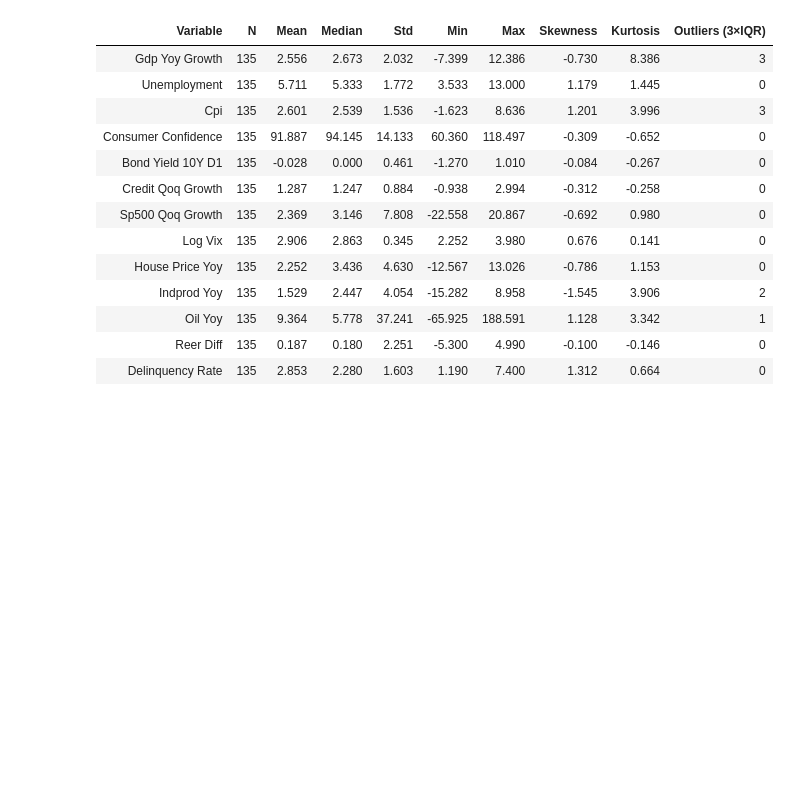
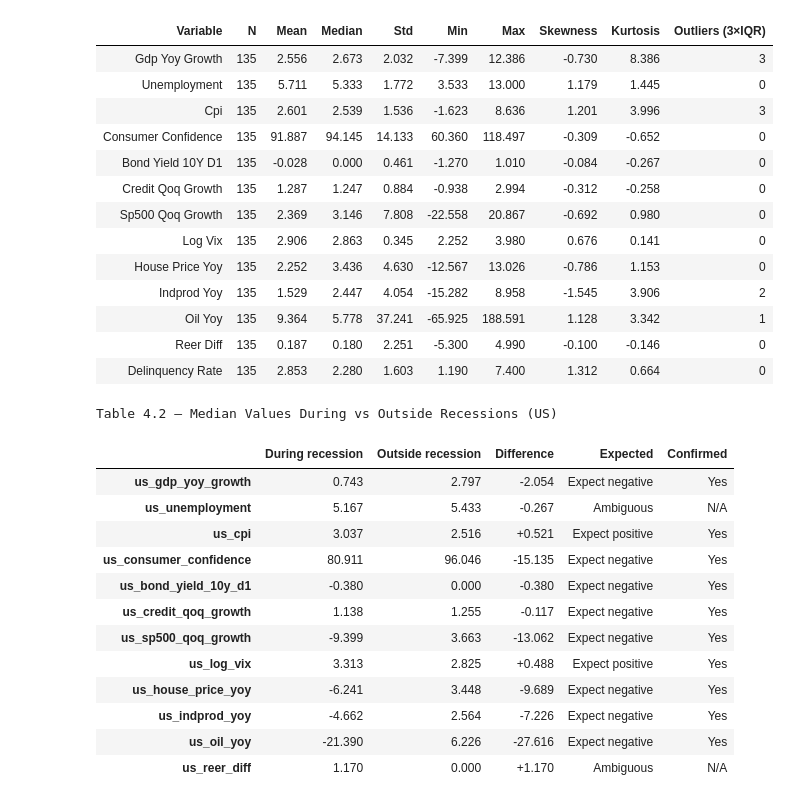
Before and after one commit to hogandan85/ST-498, a Jupyter notebook: Code/EDA_abm.ipynb, the cells around one changed output. Cells and saved outputs as stored; diff of their text form; code cells hidden in the pictures; blank space fills up the shorter version.

```diff
--- a/Code/EDA_abm.ipynb
+++ b/Code/EDA_abm.ipynb
@@ -1489,3 +1525,82 @@ fig.update_layout(
     margin=dict(t=80, b=40, l=50, r=40),
 )
 fig.show()
+# %%
+# ── 4.3  Recession stress behaviour table ─────────────────────────────────────
+in_recession = pd.Series(False, index=df_model.index)
+for start, end, label in RECESSIONS:
+    in_recession |= ((df_model.index >= start) &
+                     (df_model.index <= end))
+
+stress = pd.DataFrame({
+    'During recession':  df_model[FEATURES_STAT].loc[in_recession].median(),
+    'Outside recession': df_model[FEATURES_STAT].loc[~in_recession].median(),
+})
+stress['Difference'] = (stress['During recession']
+                        - stress['Outside recession'])
+
+def expected_sign(varname):
+    pos_kws = ['vix', 'cpi']
+    neg_kws = ['gdp', 'sp500', 'ftse', 'indprod',
+               'house_price', 'credit_qoq', 'oil',
+               'consumer_confidence', 'bond_yield']
+    amb_kws = ['unemployment', 'reer']
+    vl = varname.lower()
+    for kw in pos_kws:
+        if kw in vl: return 'Expect positive'
+    for kw in neg_kws:
+        if kw in vl: return 'Expect negative'
+    for kw in amb_kws:
+        if kw in vl: return 'Ambiguous'
+    return 'Ambiguous'
+
+stress['Expected'] = [expected_sign(v) for v in stress.index]
+stress['Confirmed'] = [
+    'Yes' if (
+        (stress.loc[v, 'Difference'] > 0
+         and 'positive' in stress.loc[v, 'Expected'])
+        or
+        (stress.loc[v, 'Difference'] < 0
+         and 'negative' in stress.loc[v, 'Expected'])
+    )
+    else ('N/A' if 'Ambiguous' in stress.loc[v, 'Expected']
+          else 'Check')
+    for v in stress.index
+]
+
+def colour_confirmed(val):
+    if val == 'Yes':   return 'background-color: #D5F5E3'
+    if val == 'Check': return 'background-color: #FADBD8'
+    return ''
+
+def colour_diff(val):
+    if val < -0.5: return 'background-color: #EBF5FB'
+    if val >  0.5: return 'background-color: #FDEBD0'
+    return ''
+
+display(stress.style
+        .map(colour_confirmed, subset=['Confirmed'])
+        .map(colour_diff,      subset=['Difference'])
+        .format({
+            'During recession':  '{:.3f}',
+            'Outside recession': '{:.3f}',
+            'Difference':        '{:+.3f}',
+        })
+        .set_caption(
+            f'Table 4.2 — Median Values During vs Outside Recessions '
+            f'({COUNTRY})'))
+# %% [output]
+Table 4.2 — Median Values During vs Outside Recessions (US)
+|  | During recession | Outside recession | Difference | Expected | Confirmed |
+| us_gdp_yoy_growth | 0.743 | 2.797 | -2.054 | Expect negative | Yes |
+| us_unemployment | 5.167 | 5.433 | -0.267 | Ambiguous | N/A |
+| us_cpi | 3.037 | 2.516 | +0.521 | Expect positive | Yes |
+| us_consumer_confidence | 80.911 | 96.046 | -15.135 | Expect negative | Yes |
+| us_bond_yield_10y_d1 | -0.380 | 0.000 | -0.380 | Expect negative | Yes |
+| us_credit_qoq_growth | 1.138 | 1.255 | -0.117 | Expect negative | Yes |
+| us_sp500_qoq_growth | -9.399 | 3.663 | -13.062 | Expect negative | Yes |
+| us_log_vix | 3.313 | 2.825 | +0.488 | Expect positive | Yes |
+| us_house_price_yoy | -6.241 | 3.448 | -9.689 | Expect negative | Yes |
+| us_indprod_yoy | -4.662 | 2.564 | -7.226 | Expect negative | Yes |
+| us_oil_yoy | -21.390 | 6.226 | -27.616 | Expect negative | Yes |
+| us_reer_diff | 1.170 | 0.000 | +1.170 | Ambiguous | N/A |
```
Also changed, not shown: parts of 21 cells of this notebook.
